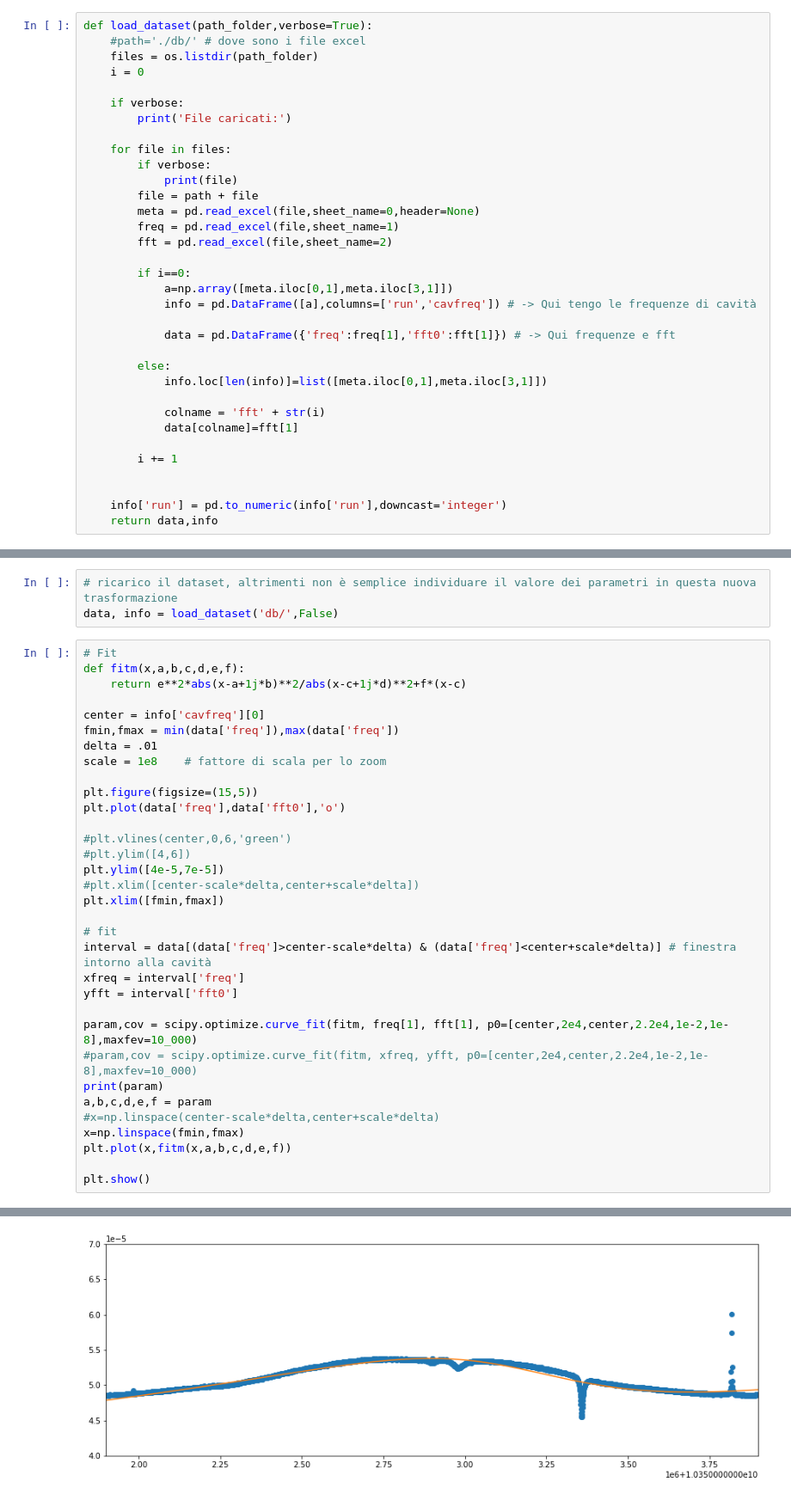
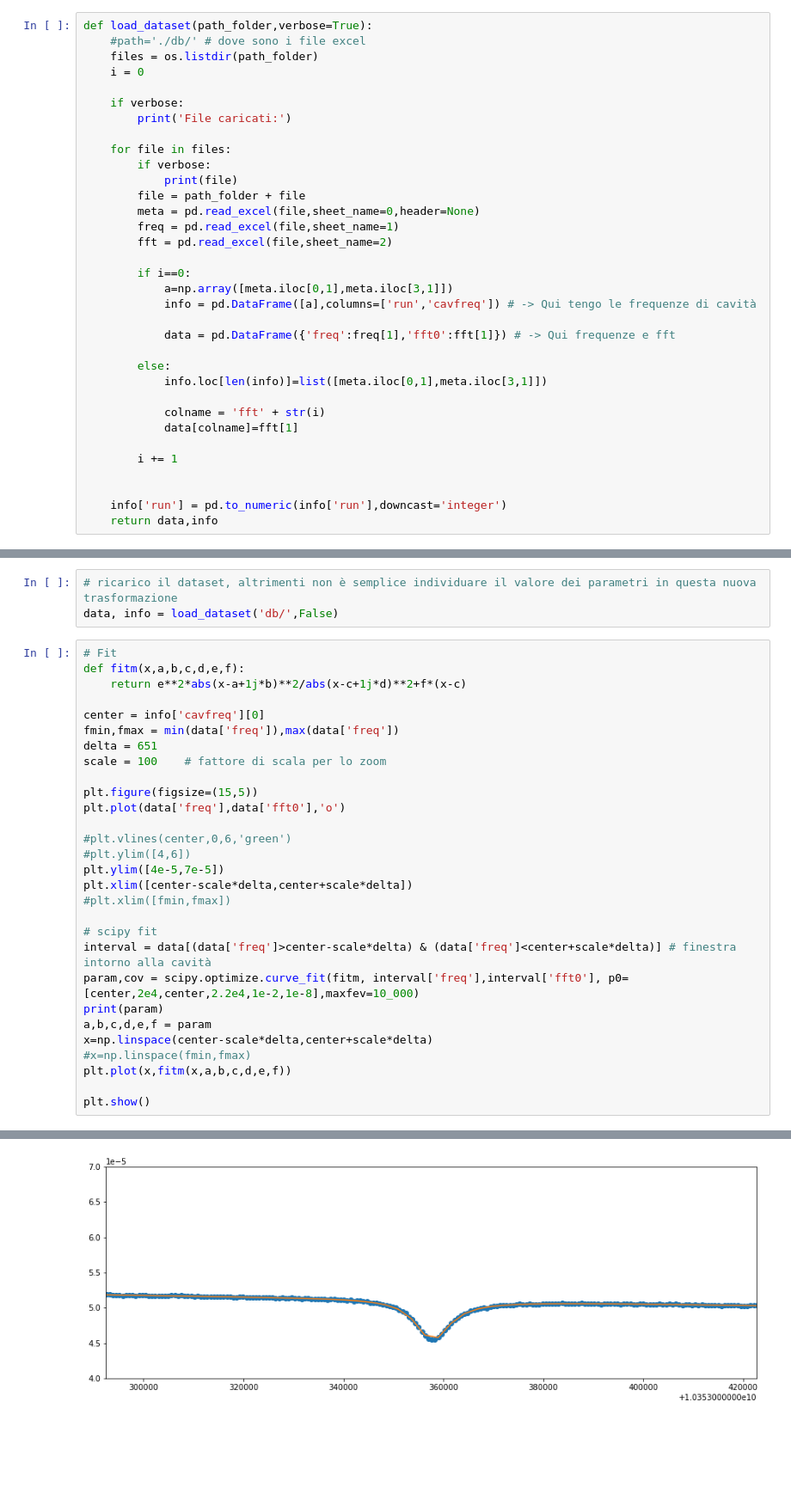
Before and after one commit to Manfredi1/QUAX_project, a Jupyter notebook: project.ipynb, the cells around one changed output, grey strips where cells are left out. Shown: that part at 86% size. Drawn from its saved outputs; the diff is of its cells as text; blank space fills up the shorter version.

```diff
--- a/project.ipynb
+++ b/project.ipynb
@@ -19,7 +20,7 @@ def load_dataset(path_folder,verbose=True):
     for file in files:
         if verbose:
             print(file)
-        file = path + file
+        file = path_folder + file
         meta = pd.read_excel(file,sheet_name=0,header=None)
         freq = pd.read_excel(file,sheet_name=1)
         fft = pd.read_excel(file,sheet_name=2)
@@ -161,8 +181,8 @@ def fitm(x,a,b,c,d,e,f):
 
 center = info['cavfreq'][0]
 fmin,fmax = min(data['freq']),max(data['freq'])
-delta = .01
-scale = 1e8    # fattore di scala per lo zoom
+delta = 651
+scale = 100    # fattore di scala per lo zoom
 
 plt.figure(figsize=(15,5))
 plt.plot(data['freq'],data['fft0'],'o')
@@ -170,20 +190,16 @@ plt.plot(data['freq'],data['fft0'],'o')
 #plt.vlines(center,0,6,'green')
 #plt.ylim([4,6])
 plt.ylim([4e-5,7e-5])
-#plt.xlim([center-scale*delta,center+scale*delta])
-plt.xlim([fmin,fmax])
+plt.xlim([center-scale*delta,center+scale*delta])
+#plt.xlim([fmin,fmax])
 
-# fit
+# scipy fit
 interval = data[(data['freq']>center-scale*delta) & (data['freq']<center+scale*delta)] # finestra intorno alla cavità
-xfreq = interval['freq']
-yfft = interval['fft0']
-
-param,cov = scipy.optimize.curve_fit(fitm, freq[1], fft[1], p0=[center,2e4,center,2.2e4,1e-2,1e-8],maxfev=10_000)
-#param,cov = scipy.optimize.curve_fit(fitm, xfreq, yfft, p0=[center,2e4,center,2.2e4,1e-2,1e-8],maxfev=10_000)
+param,cov = scipy.optimize.curve_fit(fitm, interval['freq'],interval['fft0'], p0=[center,2e4,center,2.2e4,1e-2,1e-8],maxfev=10_000)
 print(param)
 a,b,c,d,e,f = param
-#x=np.linspace(center-scale*delta,center+scale*delta)
-x=np.linspace(fmin,fmax)
+x=np.linspace(center-scale*delta,center+scale*delta)
+#x=np.linspace(fmin,fmax)
 plt.plot(x,fitm(x,a,b,c,d,e,f))
 
 plt.show()
@@ -193,4 +209,4 @@ plt.show()
-[figure, old version]
+[figure, new version]
 # %%
 fmodel = Model(fitm)
 ps = fmodel.make_params(a=center, b=2e4, c=center,d=2.2e4,e=1e-2,f=1e-8)
```
Also changed, not shown: parts of 12 cells of this notebook.
